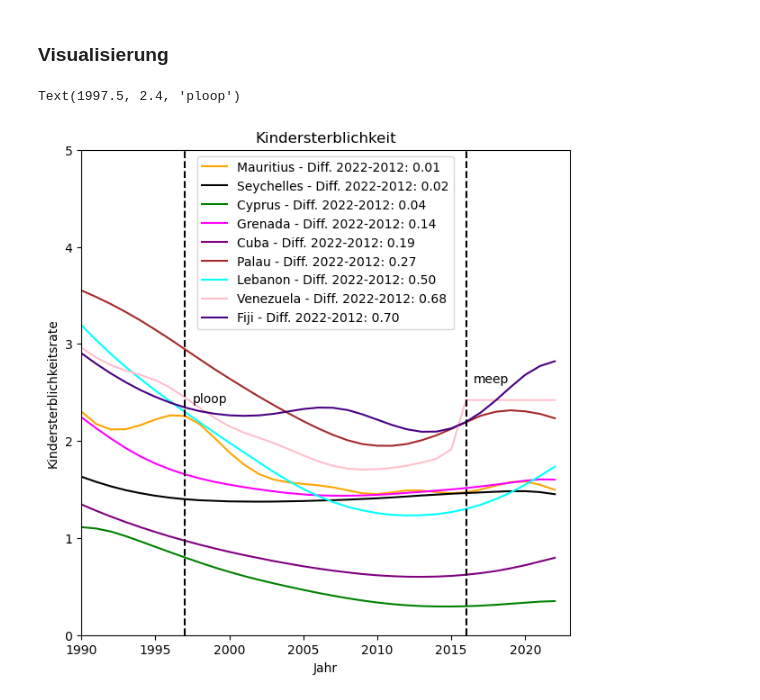
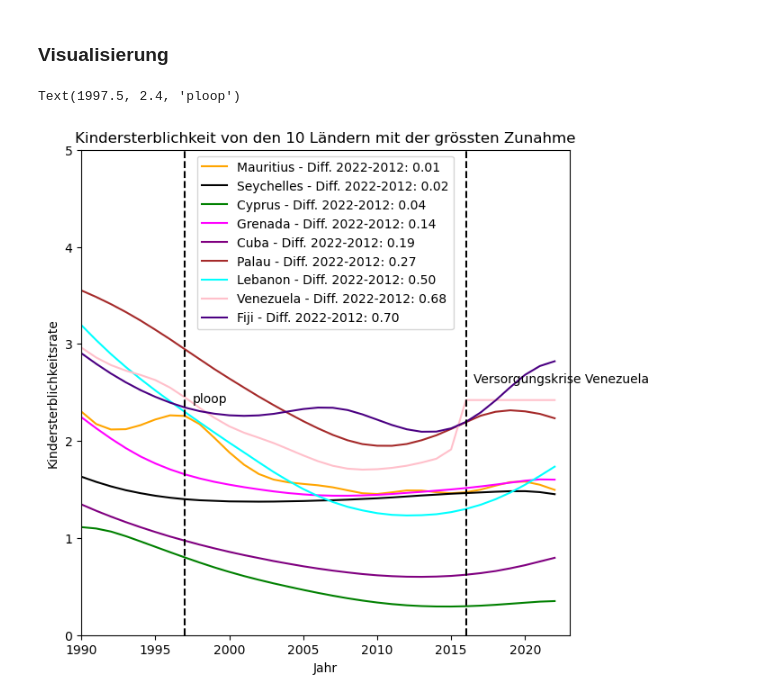
Before and after one commit to 12Lisa12/Pandas-LN, a Jupyter notebook: Grundgerüst_Leistungsnachweis.ipynb, the cells around one changed output. Drawn from its saved outputs; the diff is of its cells as text; code cells hidden in the pictures.

```diff
--- a/Grundgerüst_Leistungsnachweis.ipynb
+++ b/Grundgerüst_Leistungsnachweis.ipynb
@@ -267,33 +314,33 @@ color_dict = {
     'Grenada': 'magenta',
     'Cuba': 'purple',
     'Palau': 'brown',
     'Lebanon': 'cyan',
     'Venezuela': 'pink',
     'Fiji': 'indigo'
 }
 
 for gebiet in Gebiets_liste:
     diff = diffs[gebiet]
     g = df_pivot.loc[gebiet].plot(
-        title='Kindersterblichkeit',
+        title='Kindersterblichkeit von den 10 Ländern mit der grössten Zunahme',
         xlabel='Jahr',
         ylabel='Kindersterblichkeitsrate',
         legend=True,
         label=f'{gebiet} - Diff. 2022-2012: {diff:.2f}',
         xlim=[1990, 2023],
         ylim=[0,5],
         color=color_dict[gebiet],
         figsize=(7,7))
 
 
 g.axvline(x=2016, color='black', linestyle='--')
-g.text(2016.5, 2.6, 'meep')
+g.text(2016.5, 2.6, 'Versorgungskrise Venezuela')
 # für Venezuela
 
 
 g.axvline(x=1997, color='black', linestyle='--')
 g.text(1997.5, 2.4, 'ploop')
 # für Mauritius
 # %% [output]
 Text(1997.5, 2.4, 'ploop')
-[figure, old version]
+[figure, new version]
```
Also changed, not shown: parts of 11 cells of this notebook.
